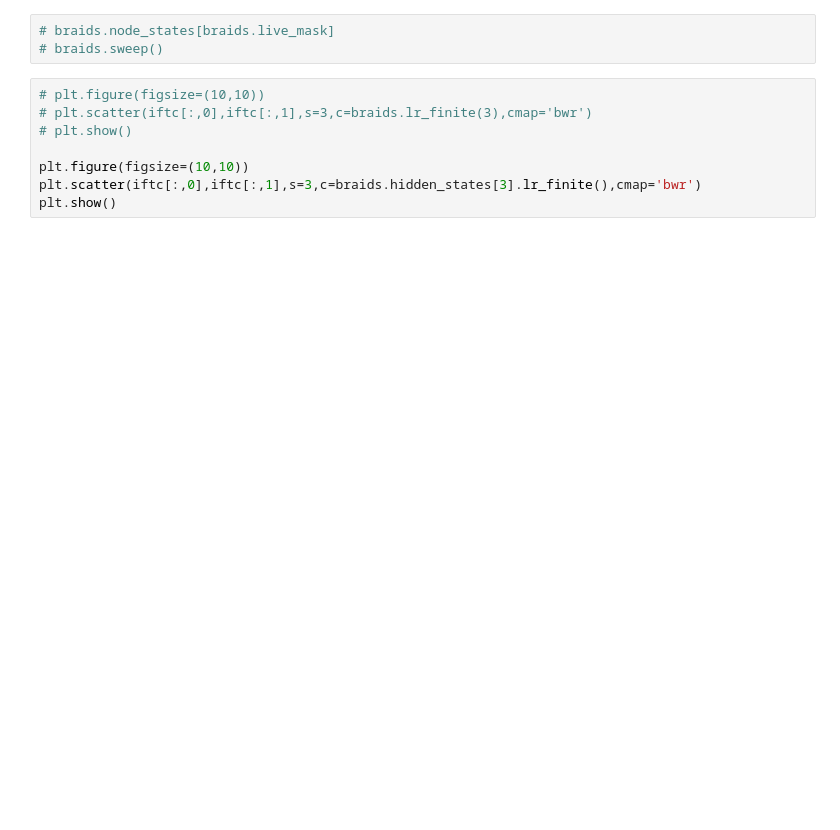
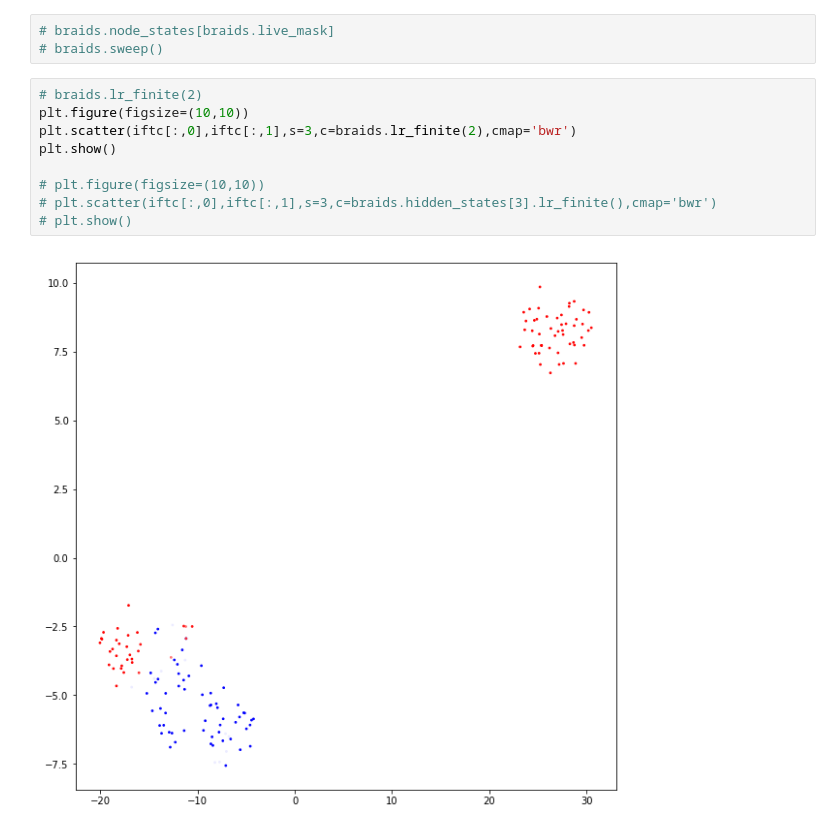
Before and after one commit to bbrener1/rusty_lumberjack, a Jupyter notebook: src/testing.ipynb, the cells around one changed output. Drawn from its saved outputs; the diff is of its cells as text; blank space fills up the shorter version.

```diff
--- a/src/testing.ipynb
+++ b/src/testing.ipynb
@@ -222,12 +242,15 @@ plt.show()
 # braids.node_states[braids.live_mask]
 # braids.sweep()
 # %%
+# braids.lr_finite(2)
+plt.figure(figsize=(10,10))
+plt.scatter(iftc[:,0],iftc[:,1],s=3,c=braids.lr_finite(2),cmap='bwr')
+plt.show()
+
 # plt.figure(figsize=(10,10))
-# plt.scatter(iftc[:,0],iftc[:,1],s=3,c=braids.lr_finite(3),cmap='bwr')
+# plt.scatter(iftc[:,0],iftc[:,1],s=3,c=braids.hidden_states[3].lr_finite(),cmap='bwr')
 # plt.show()
-
-plt.figure(figsize=(10,10))
-plt.scatter(iftc[:,0],iftc[:,1],s=3,c=braids.hidden_states[3].lr_finite(),cmap='bwr')
-plt.show()
+# %% [output]
+[figure, added]
 # %%
 braids.most_likely_parent_to_child()
```
Also changed, not shown: parts of 8 cells of this notebook, 5 other files.
